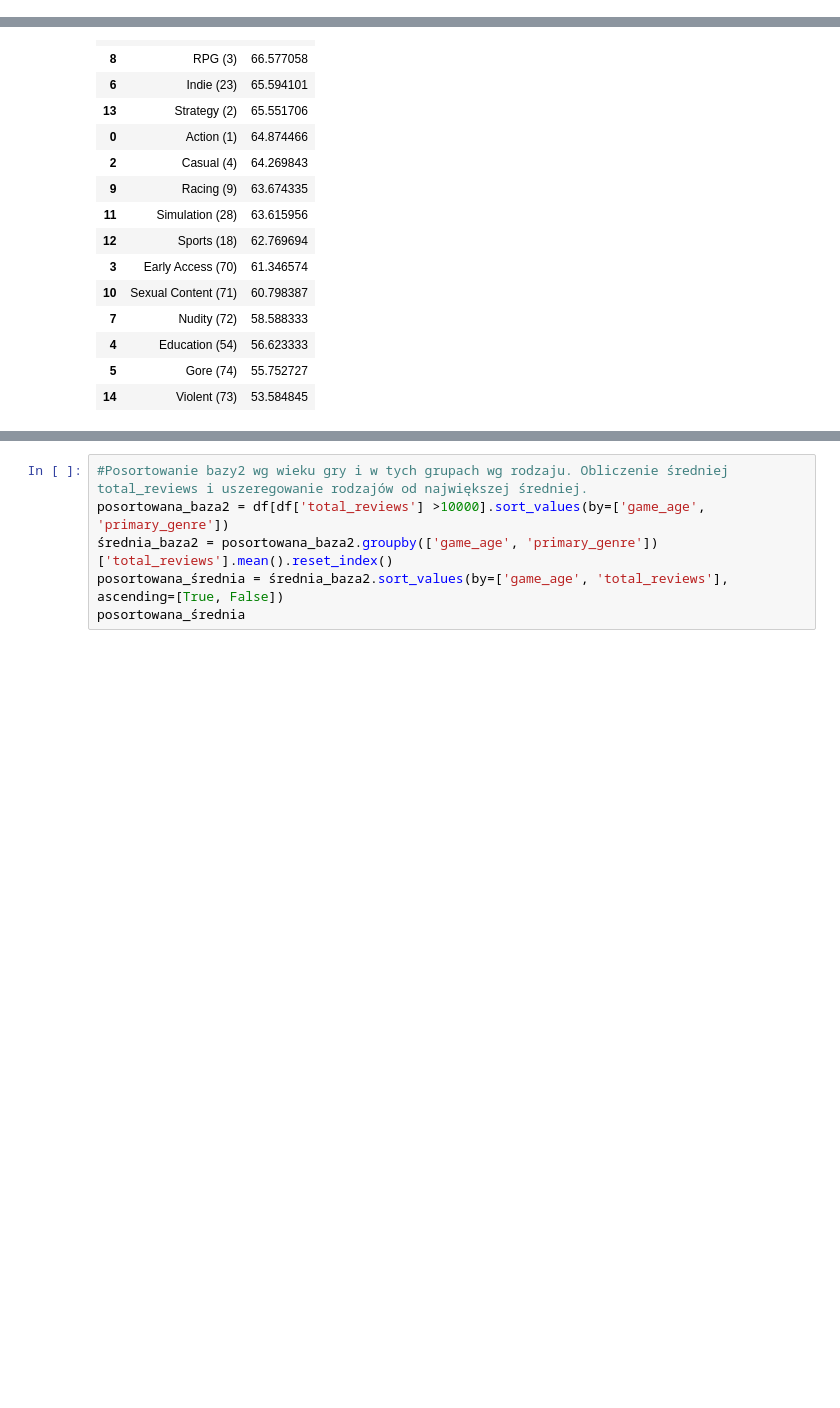
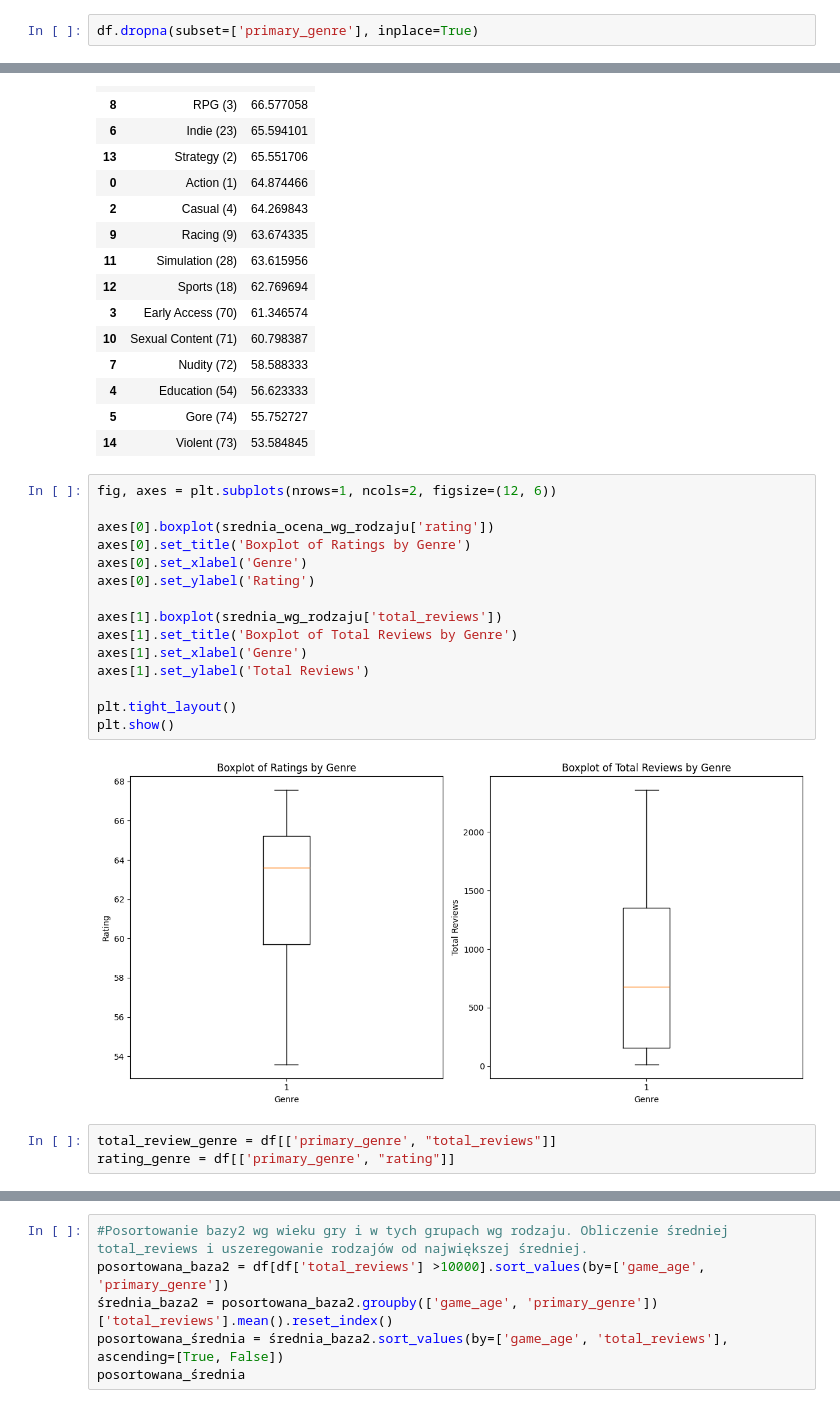
Before and after one commit to infoshareacademy/jdszr14-Data_Geeks, a Jupyter notebook: Projekt_Python/src/projekt_python_game.ipynb, the cells around one changed output, grey strips where cells are left out. Saved outputs shown, nothing was run; the diff lists cells and outputs as text; blank space fills up the shorter version.

```diff
--- a/Projekt_Python/src/projekt_python_game.ipynb
+++ b/Projekt_Python/src/projekt_python_game.ipynb
@@ -101,4 +102,6 @@ array(['Action (1)', 'Casual (4)', 'Indie (23)', 'RPG (3)',
        'Nudity (72)'], dtype=object)
+# %%
+df.dropna(subset=['primary_genre'], inplace=True)
 # %%
 genre_counts = df['primary_genre'].value_counts()
 plt.bar(genre_counts.index, genre_counts)
@@ -227,3 +230,23 @@ srednia_ocena_wg_rodzaju.sort_values('rating',ascending=False)
 | 4 | Education (54) | 56.623333 |
 | 5 | Gore (74) | 55.752727 |
 | 14 | Violent (73) | 53.584845 |
+# %%
+fig, axes = plt.subplots(nrows=1, ncols=2, figsize=(12, 6))
+
+axes[0].boxplot(srednia_ocena_wg_rodzaju['rating'])
+axes[0].set_title('Boxplot of Ratings by Genre')
+axes[0].set_xlabel('Genre')
+axes[0].set_ylabel('Rating')
+
+axes[1].boxplot(srednia_wg_rodzaju['total_reviews'])
+axes[1].set_title('Boxplot of Total Reviews by Genre')
+axes[1].set_xlabel('Genre')
+axes[1].set_ylabel('Total Reviews')
+
+plt.tight_layout()
+plt.show()
+# %% [output]
+[figure, added]
+# %%
+total_review_genre = df[['primary_genre', "total_reviews"]]
+rating_genre = df[['primary_genre', "rating"]]
```
Also changed, not shown: parts of 4 cells of this notebook.
